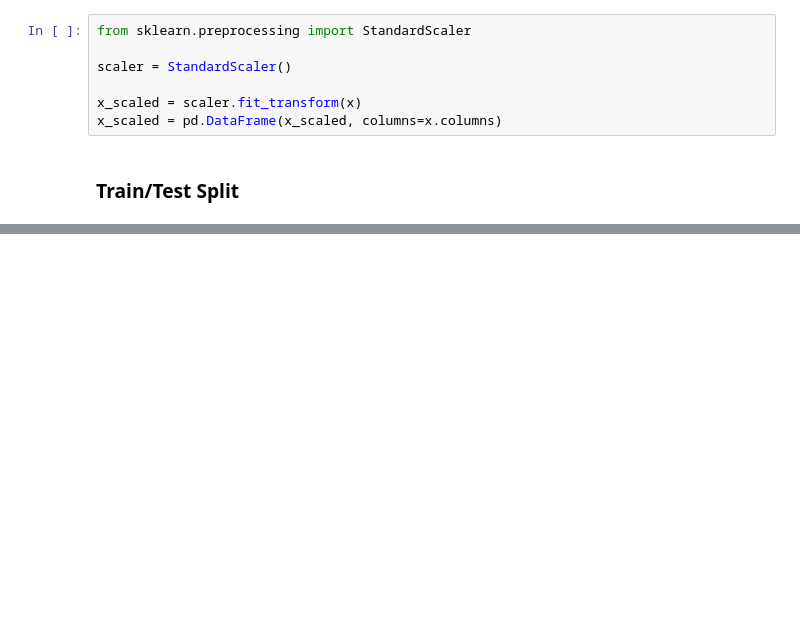
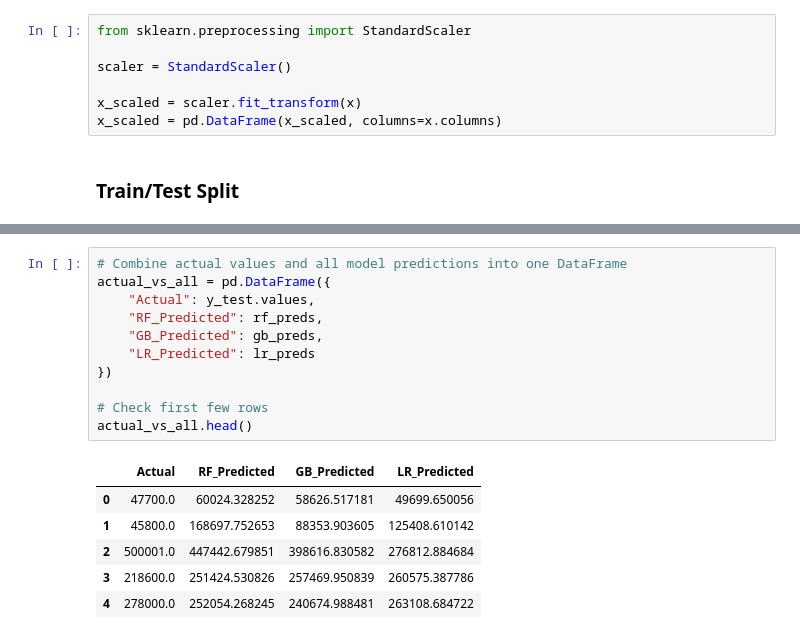
Before and after one commit to Deepking1996/ADS-508_Group_6_Final_Team_Project-, a Jupyter notebook: Data_Exploration.ipynb, the cells around one changed output, grey strips where cells are left out. Cells and saved outputs as stored; diff of their text form; blank space fills up the shorter version.

```diff
--- a/Data_Exploration.ipynb
+++ b/Data_Exploration.ipynb
@@ -509,0 +403,18 @@ plt.show()
+# %%
+# Combine actual values and all model predictions into one DataFrame
+actual_vs_all = pd.DataFrame({
+    "Actual": y_test.values,
+    "RF_Predicted": rf_preds,
+    "GB_Predicted": gb_preds,
+    "LR_Predicted": lr_preds
+})
+
+# Check first few rows
+actual_vs_all.head()
+# %% [output]
+|  | Actual | RF_Predicted | GB_Predicted | LR_Predicted |
+| 0 | 47700.0 | 60024.328252 | 58626.517181 | 49699.650056 |
+| 1 | 45800.0 | 168697.752653 | 88353.903605 | 125408.610142 |
+| 2 | 500001.0 | 447442.679851 | 398616.830582 | 276812.884684 |
+| 3 | 218600.0 | 251424.530826 | 257469.950839 | 260575.387786 |
+| 4 | 278000.0 | 252054.268245 | 240674.988481 | 263108.684722 |
```
Also changed, not shown: parts of 24 cells of this notebook, 5 other files.
